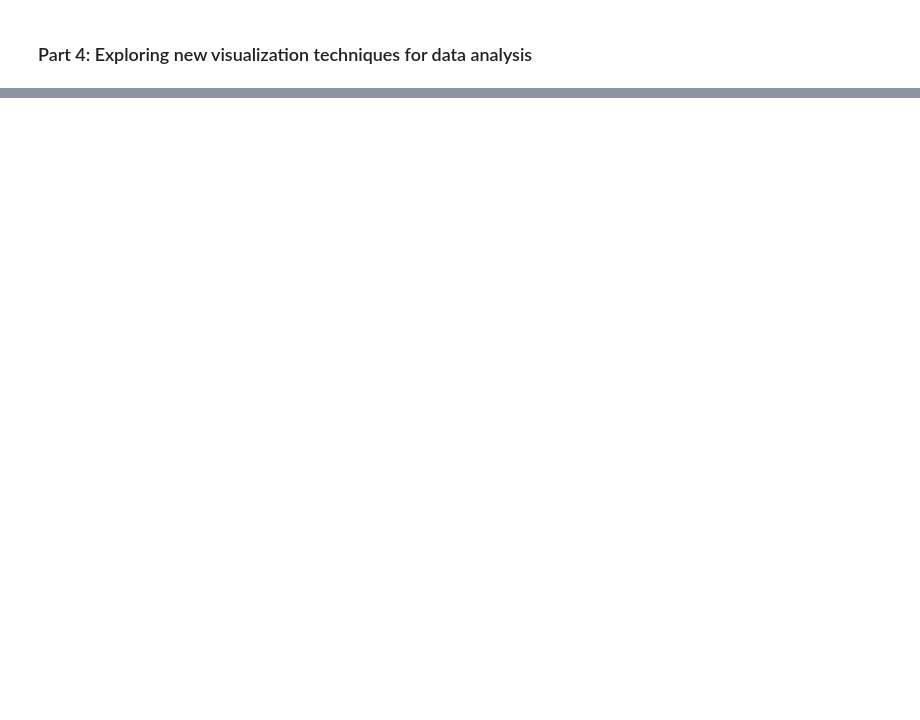
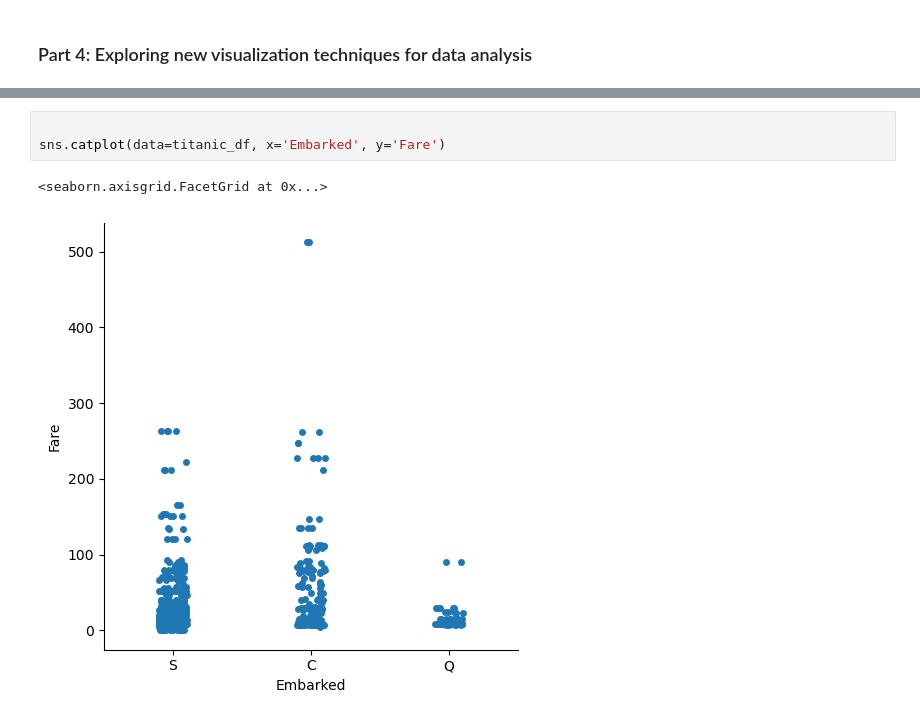
Before and after one commit to NilsDunlop/DIT863-Assignments, a Jupyter notebook: Assignment 1/Assignment1.ipynb, the cells around one changed output, grey strips where cells are left out. Saved outputs shown, nothing was run; the diff lists cells and outputs as text; blank space fills up the shorter version.

```diff
--- a/Assignment 1/Assignment1.ipynb
+++ b/Assignment 1/Assignment1.ipynb
@@ -403,0 +428,6 @@ plt.show()
+# %%
+
+sns.catplot(data=titanic_df, x='Embarked', y='Fare')
+# %% [output]
+<seaborn.axisgrid.FacetGrid at 0x...>
+[figure, added]
```
Also changed, not shown: parts of 7 cells of this notebook.
